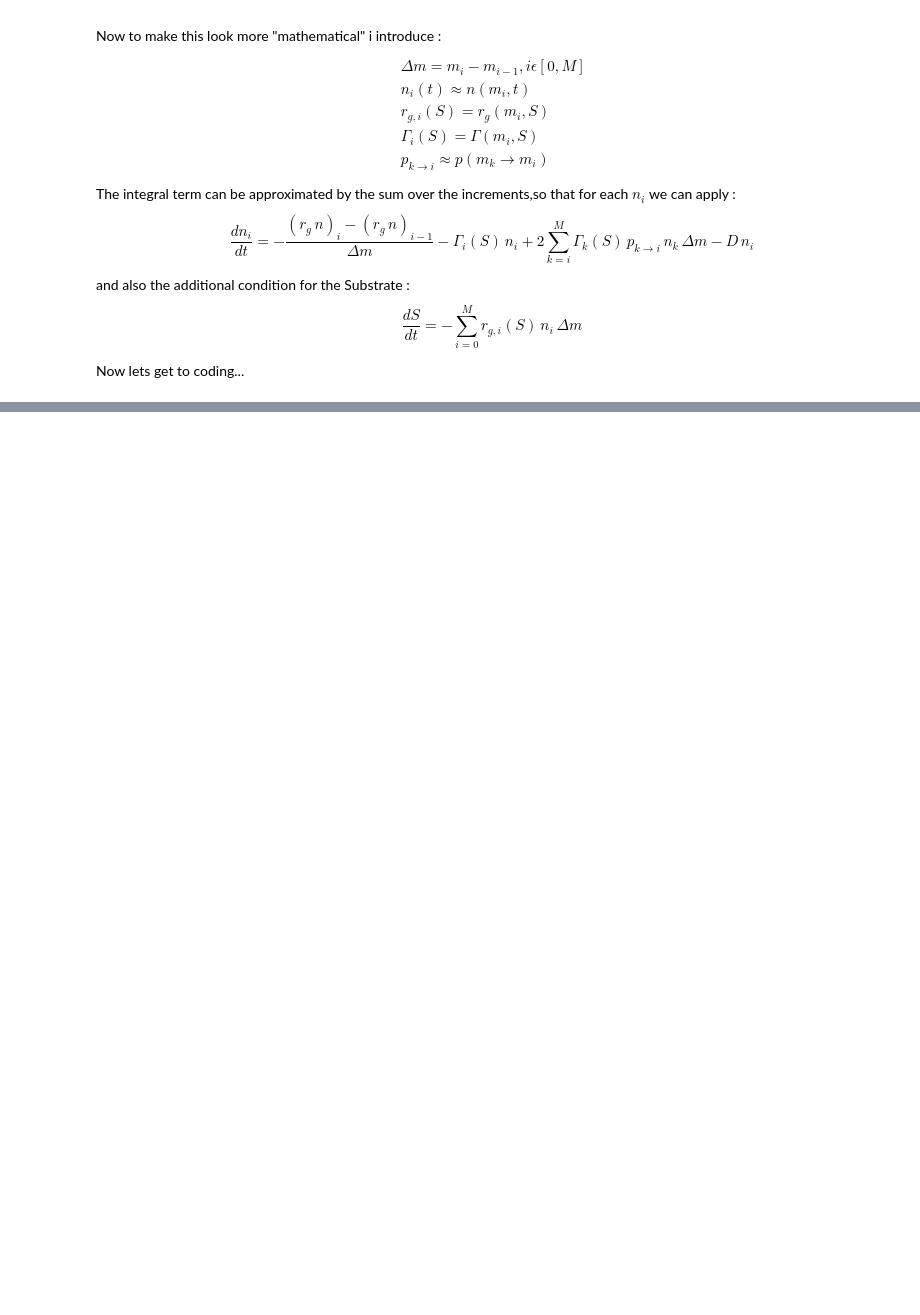
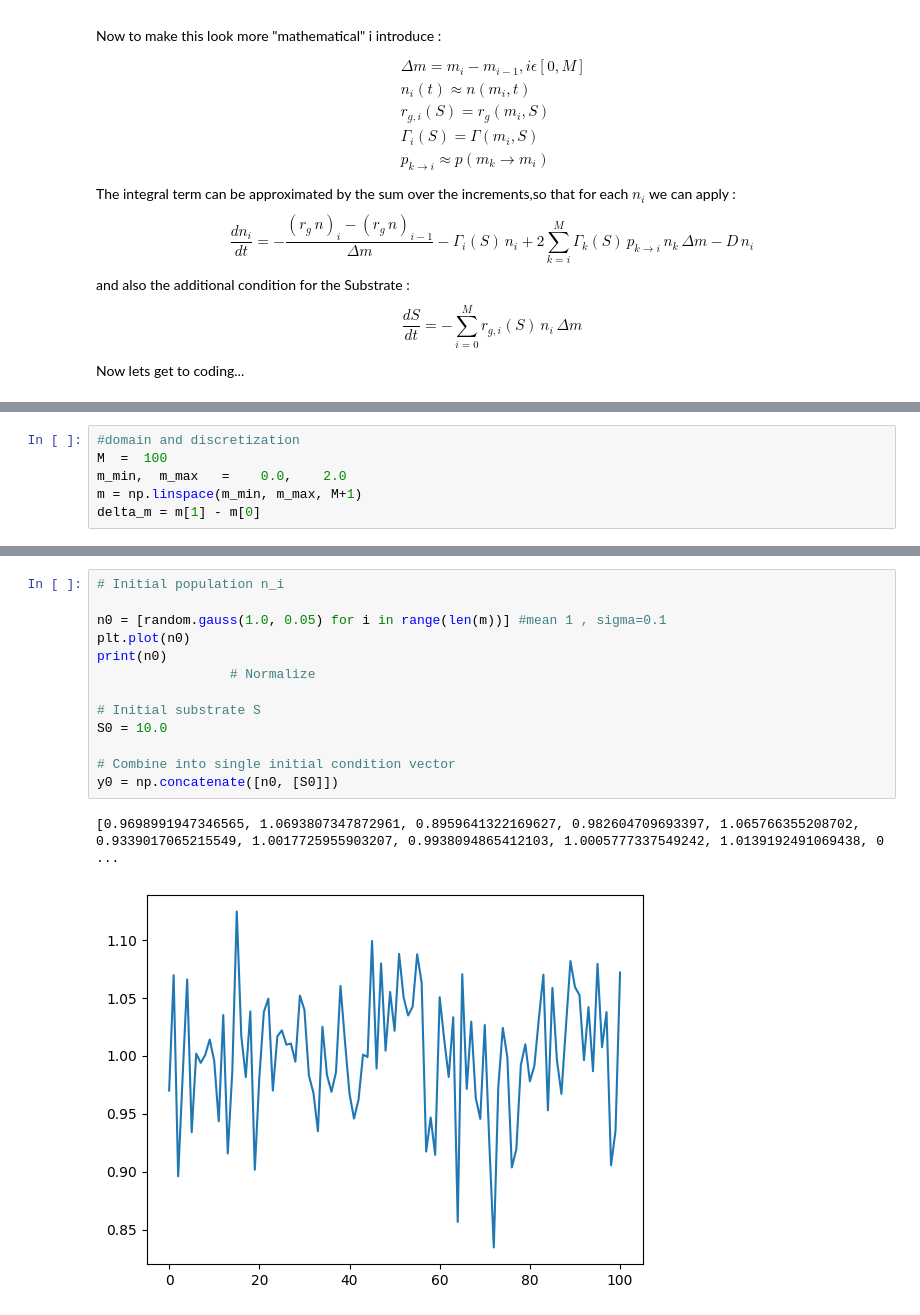
Before and after one commit to therealtoby1/Master, a Jupyter notebook: Cell_growth_integro_diff.ipynb, the cells around one changed output, grey strips where cells are left out. Drawn from its saved outputs; the diff is of its cells as text; blank space fills up the shorter version.

```diff
--- a/Cell_growth_integro_diff.ipynb
+++ b/Cell_growth_integro_diff.ipynb
@@ -46,0 +53,6 @@ Now lets get to coding...
+# %%
+#domain and discretization
+M  =  100
+m_min,  m_max   =    0.0,    2.0
+m = np.linspace(m_min, m_max, M+1)
+delta_m = m[1] - m[0]
@@ -46,0 +101,16 @@ Now lets get to coding...
+# %%
+# Initial population n_i
+
+n0 = [random.gauss(1.0, 0.05) for i in range(len(m))] #mean 1 , sigma=0.1
+plt.plot(n0)
+print(n0)
+                 # Normalize
+
+# Initial substrate S
+S0 = 10.0
+
+# Combine into single initial condition vector
+y0 = np.concatenate([n0, [S0]])
+# %% [output]
+[0.9698991947346565, 1.0693807347872961, 0.8959641322169627, 0.982604709693397, 1.065766355208702, 0.9339017065215549, 1.0017725955903207, 0.9938094865412103, 1.0005777337549242, 1.0139192491069438, 0 ...
+[figure, added]
```
Also changed, not shown: parts of 6 cells of this notebook.
